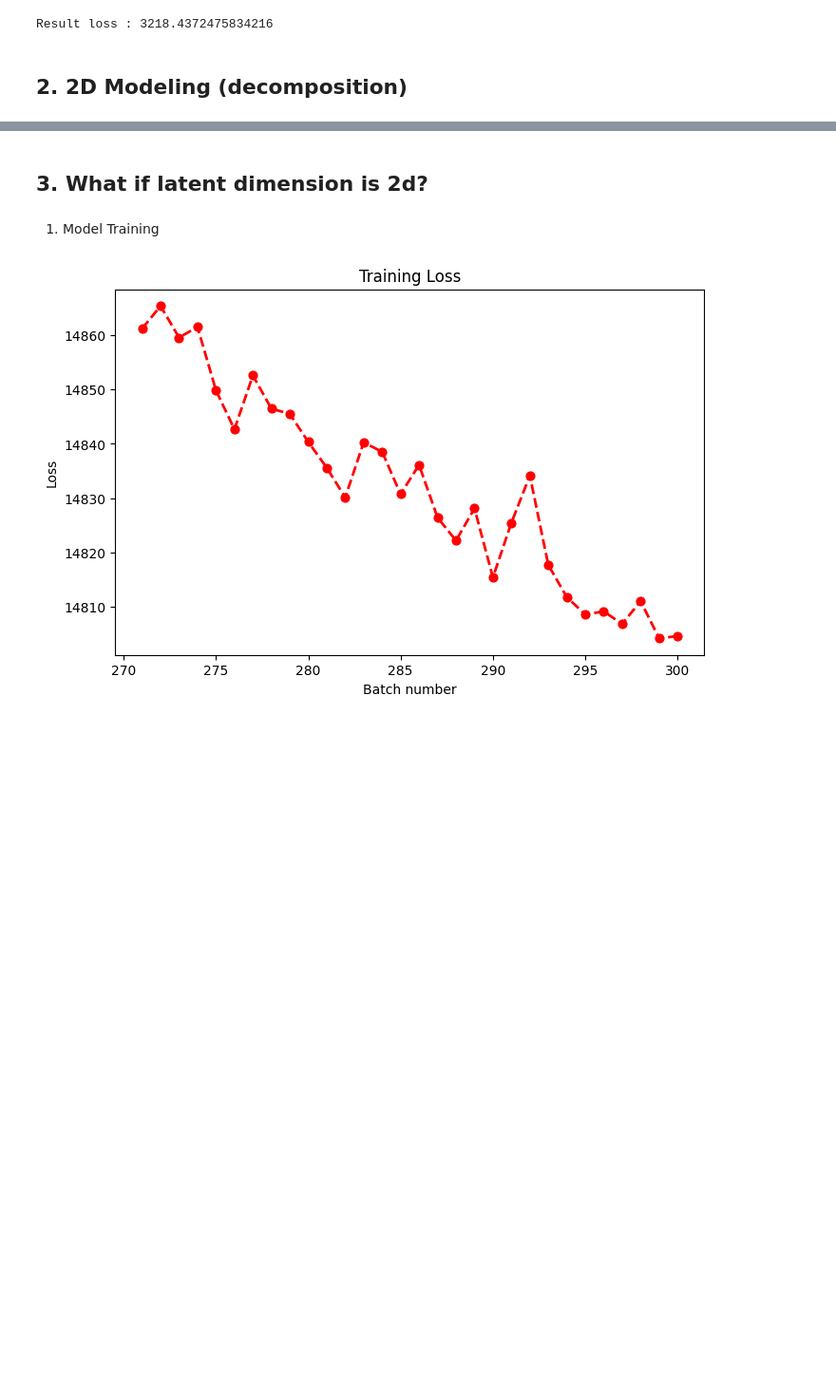
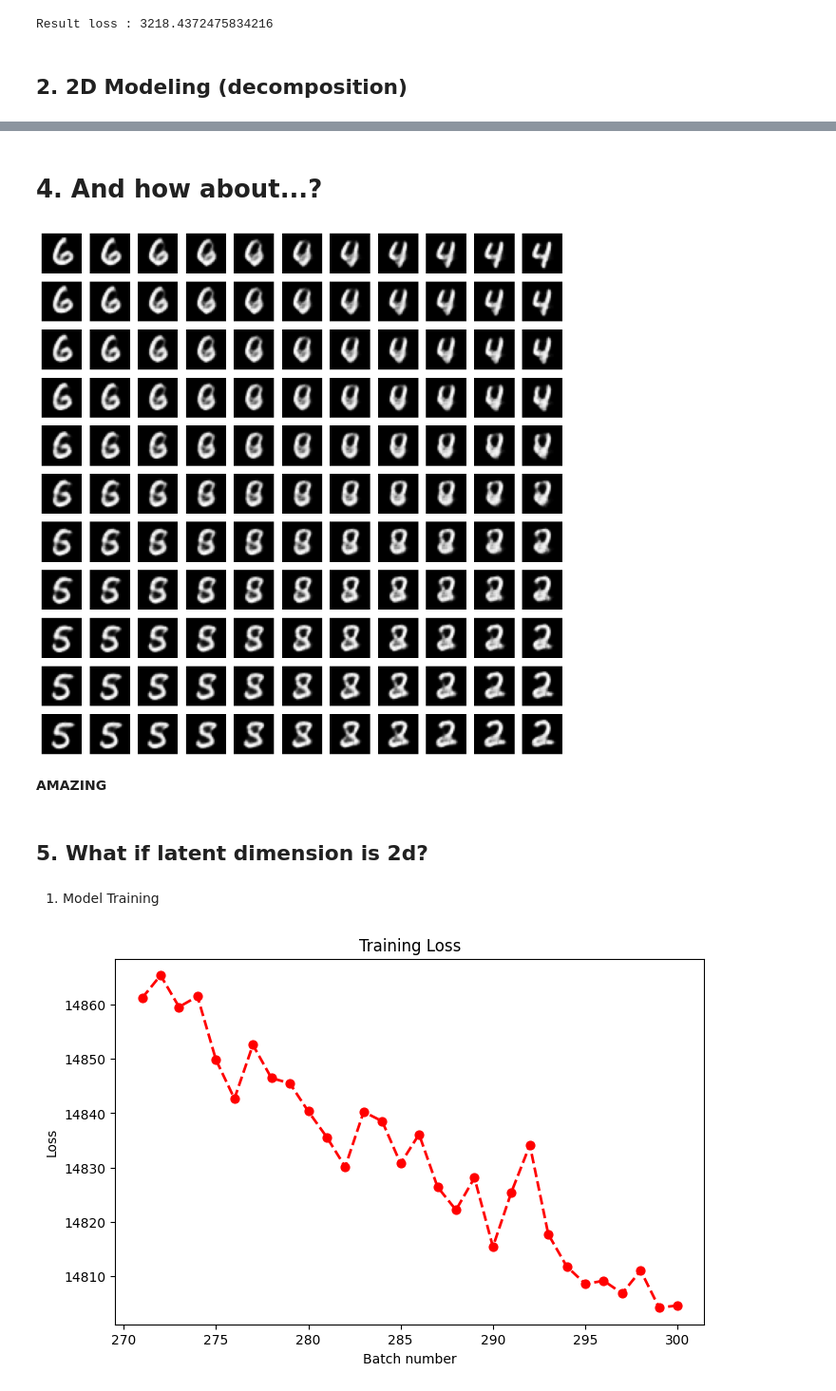
Before and after one commit to comibear/Autoencoders, a Jupyter notebook: 2. Variational Autoencoder/VAE.ipynb, the cells around one changed output, grey strips where cells are left out. Shown at 95% size. Cells and saved outputs as stored; diff of their text form; code cells hidden in the pictures; blank space fills up the shorter version.

```diff
--- a/2. Variational Autoencoder/VAE.ipynb
+++ b/2. Variational Autoencoder/VAE.ipynb
@@ -243,5 +309,45 @@ plt.show()
+# %% [markdown]
+# 4. And how about...?
+# %%
+model = torch.load('./VAE_MNIST.pt', map_location=device)
+model.eval()
+
+# can define any label
+sample1 = label_latent_vectors[2]
+sample2 = label_latent_vectors[4]
+sample3 = label_latent_vectors[5]
+sample4 = label_latent_vectors[6]
+
+fig, axes = plt.subplots(11, 11, figsize=(10, 10))
+
+recon_imgs = list()
+
+for alpha1 in np.arange(0.0, 1.1, 0.1):
+    for alpha2 in np.arange(0.0, 1.1, 0.1):
+        new_vector = (alpha1 * sample1 + (1 - alpha1) * sample2) * alpha2 + (1-alpha2) * (alpha1 * sample3 + (1-alpha1) * sample4)
+
+        with torch.no_grad():
+            recon_x = model.latent_dec(new_vector)
+            recon_x = recon_x.view(64, 1, 1)
+            reconstructed_img = model.decoder(recon_x).cpu()
+
+        recon_imgs.append(reconstructed_img)
+
+index = 0
+for i in range(11):
+    for j in range(11):
+        axes[i, j].imshow(recon_imgs[index].view(28,28), cmap='gray')
+        axes[i, j].axis('off')
+        index += 1
+
+plt.tight_layout()
+plt.show()
+# %% [output]
+[figure, added]
+# %% [markdown]
+**AMAZING**
 # %% [markdown]
-## 3. What if latent dimension is 2d?
+## 5. What if latent dimension is 2d?
 # %% [markdown]
 1) Model Training
 # %%
```
Also changed, not shown: parts of 8 cells of this notebook, 12 other files.
